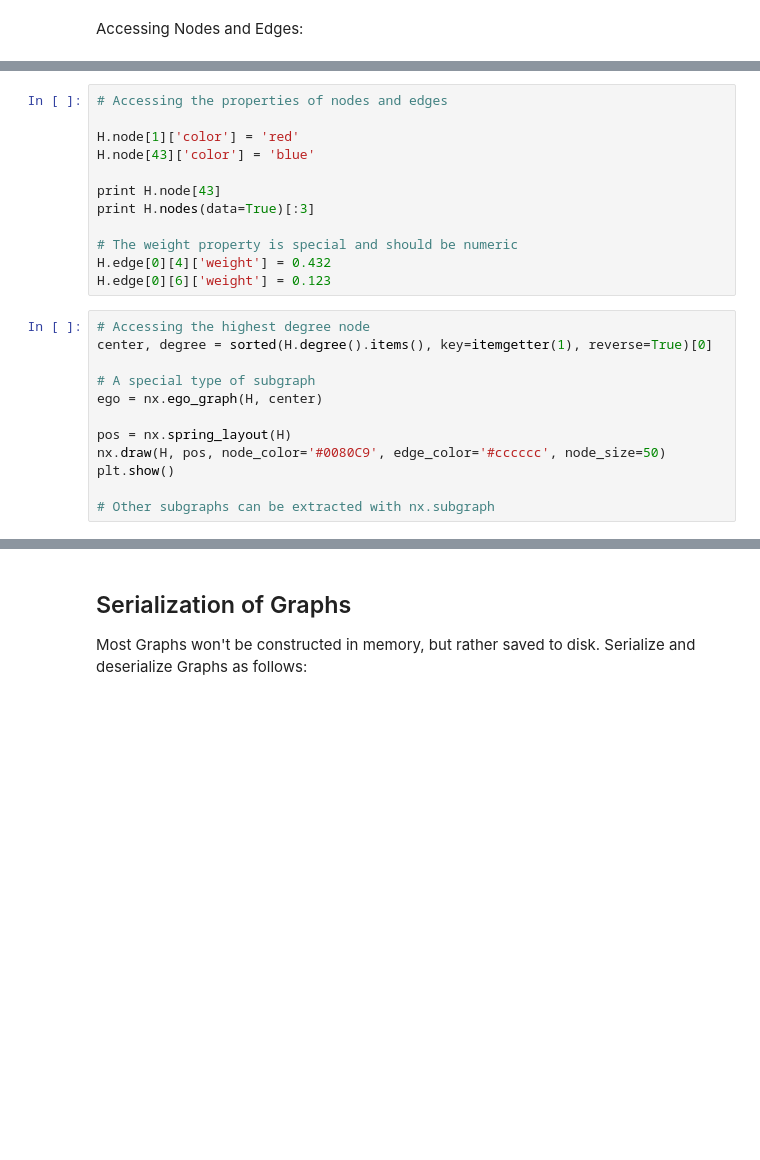
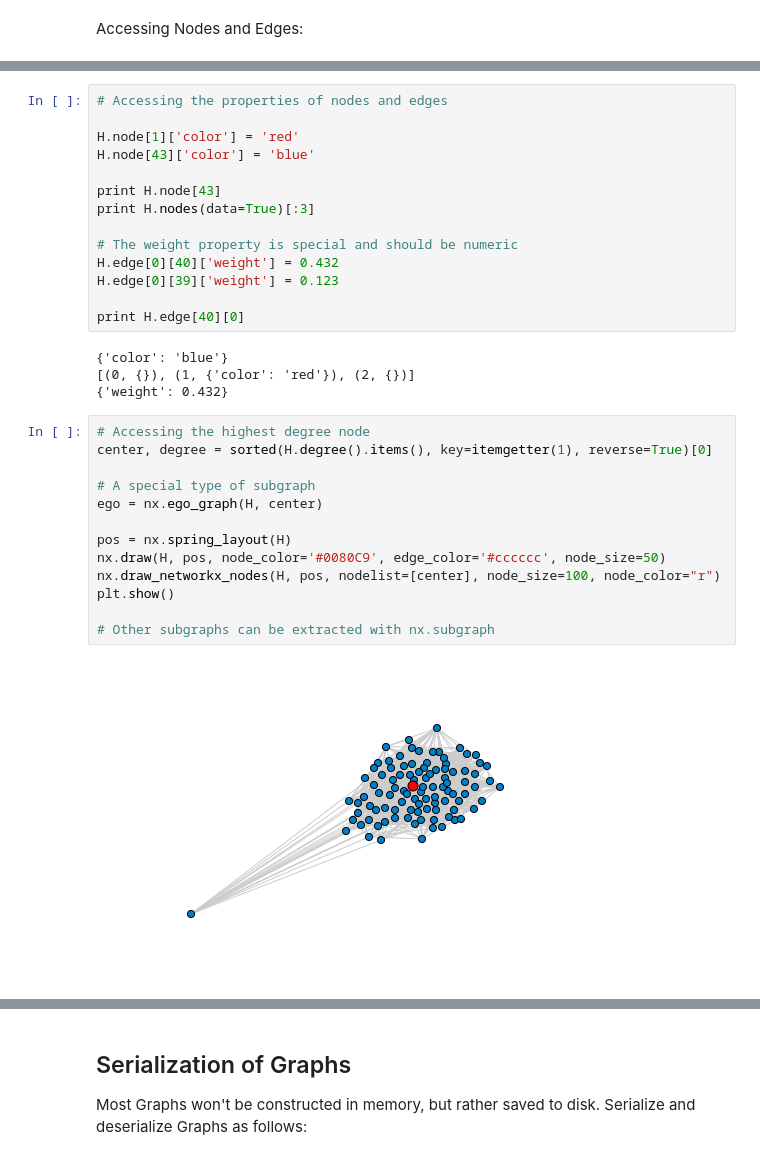
Before and after one commit to rotationalio/tribe, a Jupyter notebook: Introduction to Networkx.ipynb, the cells around one changed output, grey strips where cells are left out. Drawn from its saved outputs; the diff is of its cells as text; blank space fills up the shorter version.

```diff
--- a/Introduction to Networkx.ipynb
+++ b/Introduction to Networkx.ipynb
@@ -101,19 +123,28 @@ print H.node[43]
 print H.nodes(data=True)[:3]
 
 # The weight property is special and should be numeric
-H.edge[0][4]['weight'] = 0.432
-H.edge[0][6]['weight'] = 0.123
+H.edge[0][40]['weight'] = 0.432
+H.edge[0][39]['weight'] = 0.123
+
+print H.edge[40][0]
+# %% [output]
+{'color': 'blue'}
+[(0, {}), (1, {'color': 'red'}), (2, {})]
+{'weight': 0.432}
 # %%
 # Accessing the highest degree node
 center, degree = sorted(H.degree().items(), key=itemgetter(1), reverse=True)[0]
 
 # A special type of subgraph
 ego = nx.ego_graph(H, center)
 
 pos = nx.spring_layout(H)
 nx.draw(H, pos, node_color='#0080C9', edge_color='#cccccc', node_size=50)
+nx.draw_networkx_nodes(H, pos, nodelist=[center], node_size=100, node_color="r")
 plt.show()
 
 # Other subgraphs can be extracted with nx.subgraph
+# %% [output]
+[figure, added]
 # %%
 # Finding the shortest path
```
Also changed, not shown: parts of 27 cells of this notebook, 1 other file.
